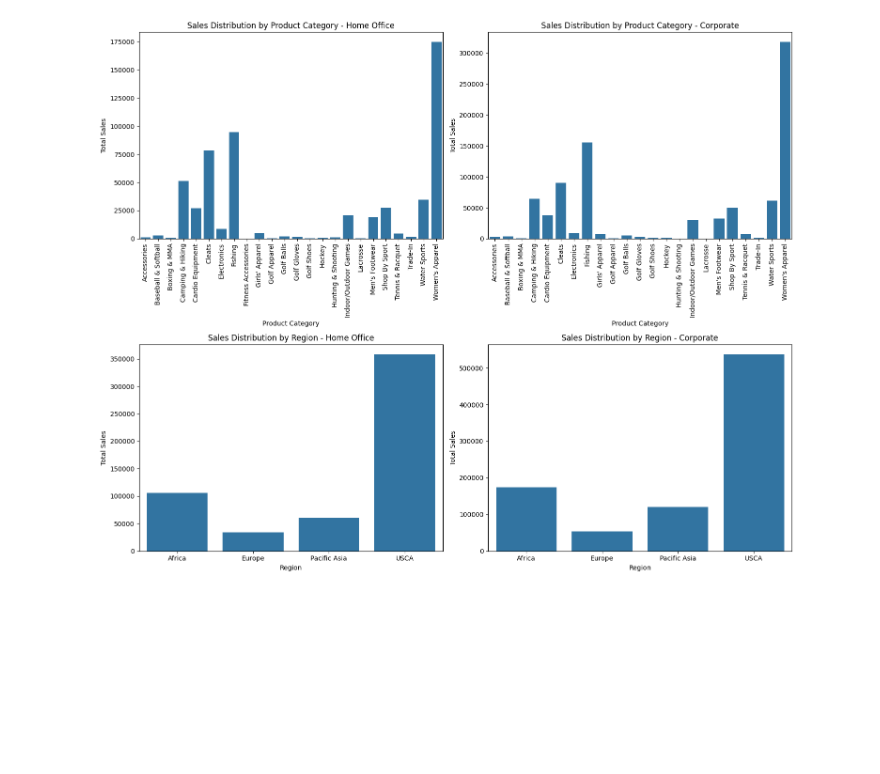
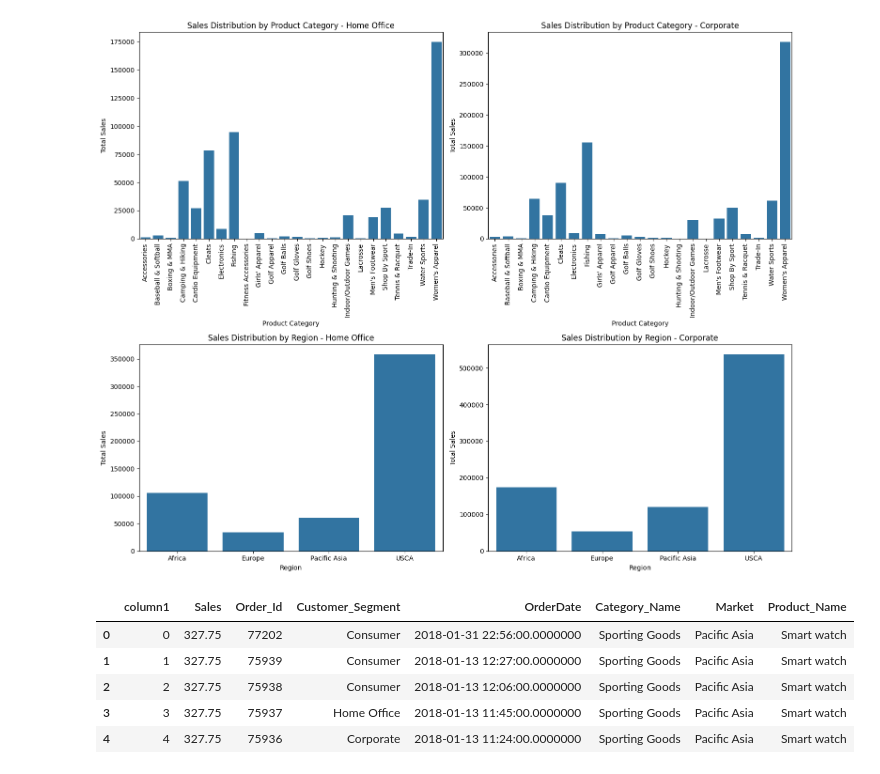
Before and after one commit to CCNY-Analytics-and-Quant/Branly_BAF23, a Jupyter notebook: Final Project V2.ipynb, the cells around one changed output. Saved outputs shown, nothing was run; the diff lists cells and outputs as text; code cells hidden in the pictures; blank space fills up the shorter version.

```diff
--- a/Final Project V2.ipynb
+++ b/Final Project V2.ipynb
@@ -178,3 +186,26 @@ plt.tight_layout()
 plt.show()
 # %% [output]
 [figure]
+# %%
+df4 = pd.read_csv("/Users/branly/Desktop/Python Project/FP3.csv")
+
+
+aggregate_3 = {
+    'Sales': 'last',
+    'Order_Id': 'last',
+    'Customer_Segment': 'last',
+    'OrderDate': 'last',
+    'Category_Name':'last',
+    'Market':'last',
+    'Product_Name':'last'
+}
+
+df5 = df4.groupby('column1').agg(aggregate_3).reset_index()
+df5.head()
+# %% [output]
+|  | column1 | Sales | Order_Id | Customer_Segment | OrderDate | Category_Name | Market | Product_Name |
+| 0 | 0 | 327.75 | 77202 | Consumer | 2018-01-31 22:56:00.0000000 | Sporting Goods | Pacific Asia | Smart watch |
+| 1 | 1 | 327.75 | 75939 | Consumer | 2018-01-13 12:27:00.0000000 | Sporting Goods | Pacific Asia | Smart watch |
+| 2 | 2 | 327.75 | 75938 | Consumer | 2018-01-13 12:06:00.0000000 | Sporting Goods | Pacific Asia | Smart watch |
+| 3 | 3 | 327.75 | 75937 | Home Office | 2018-01-13 11:45:00.0000000 | Sporting Goods | Pacific Asia | Smart watch |
+| 4 | 4 | 327.75 | 75936 | Corporate | 2018-01-13 11:24:00.0000000 | Sporting Goods | Pacific Asia | Smart watch |
```
Also changed, not shown: parts of 1 cell of this notebook.
